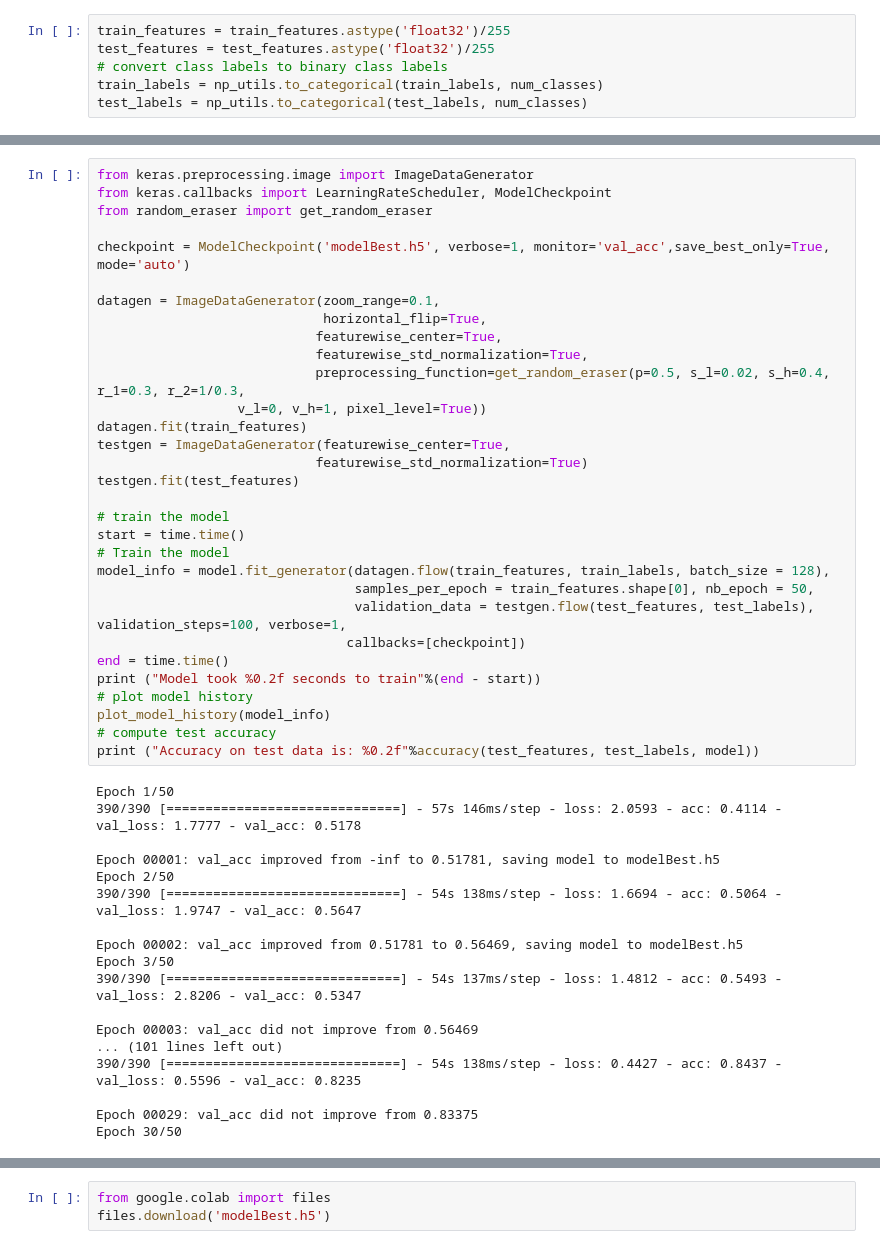
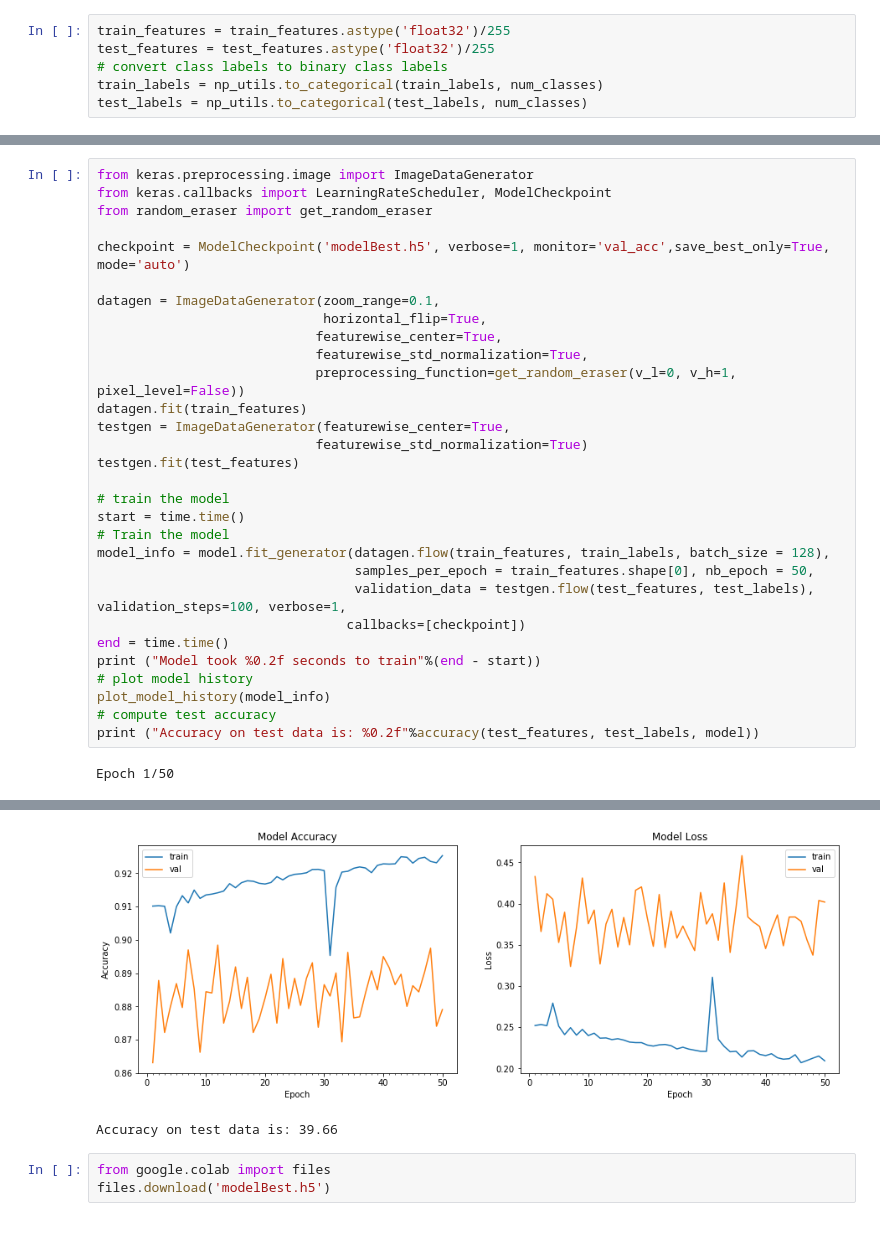
Before and after one commit to Curiousss/EVA, a Jupyter notebook: Assignment9/Assignment9B.ipynb, the cells around one changed output, grey strips where cells are left out. Drawn from its saved outputs; the diff is of its cells as text.

```diff
--- a/Assignment9/Assignment9B.ipynb
+++ b/Assignment9/Assignment9B.ipynb
@@ -176,8 +200,7 @@ datagen = ImageDataGenerator(zoom_range=0.1,
                              horizontal_flip=True,
                             featurewise_center=True,
                             featurewise_std_normalization=True,
-                            preprocessing_function=get_random_eraser(p=0.5, s_l=0.02, s_h=0.4, r_1=0.3, r_2=1/0.3,
-                  v_l=0, v_h=1, pixel_level=True))
+                            preprocessing_function=get_random_eraser(v_l=0, v_h=1, pixel_level=False))
 datagen.fit(train_features)
 testgen = ImageDataGenerator(featurewise_center=True,
                             featurewise_std_normalization=True)
@@ -198,19 +221,3 @@ plot_model_history(model_info)
 print ("Accuracy on test data is: %0.2f"%accuracy(test_features, test_labels, model))
 # %% [output]
 Epoch 1/50
-390/390 [==============================] - 57s 146ms/step - loss: 2.0593 - acc: 0.4114 - val_loss: 1.7777 - val_acc: 0.5178
-
-Epoch 00001: val_acc improved from -inf to 0.51781, saving model to modelBest.h5
-Epoch 2/50
-390/390 [==============================] - 54s 138ms/step - loss: 1.6694 - acc: 0.5064 - val_loss: 1.9747 - val_acc: 0.5647
-
-Epoch 00002: val_acc improved from 0.51781 to 0.56469, saving model to modelBest.h5
-Epoch 3/50
-390/390 [==============================] - 54s 137ms/step - loss: 1.4812 - acc: 0.5493 - val_loss: 2.8206 - val_acc: 0.5347
-
-Epoch 00003: val_acc did not improve from 0.56469
-... (101 lines left out)
-390/390 [==============================] - 54s 138ms/step - loss: 0.4427 - acc: 0.8437 - val_loss: 0.5596 - val_acc: 0.8235
-
-Epoch 00029: val_acc did not improve from 0.83375
-Epoch 30/50
@@ -218,3 +241,5 @@ KeyboardInterrupt: ignored
+[figure, added]
+Accuracy on test data is: 39.66
 # %%
 from google.colab import files
 files.download('modelBest.h5')
```
Also changed, not shown: parts of 15 cells of this notebook.
